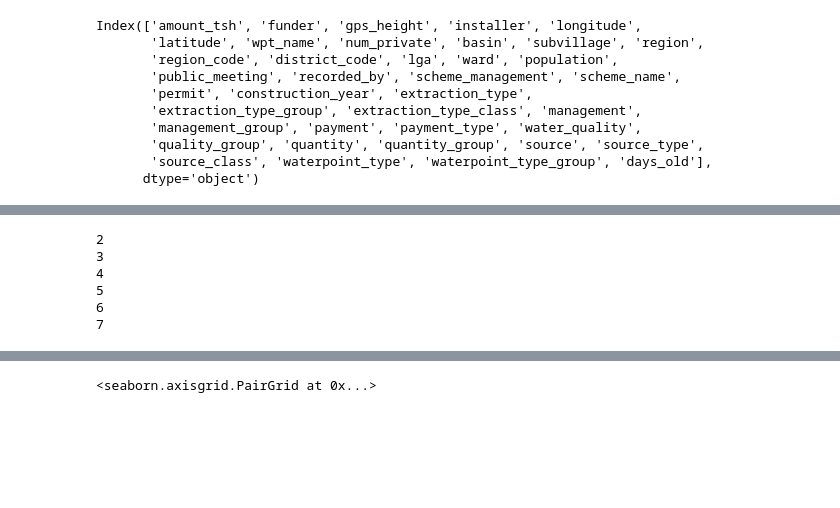
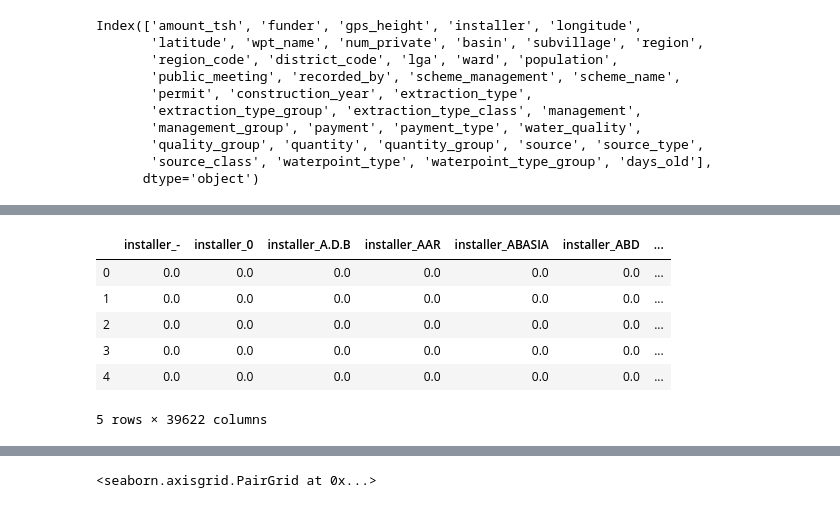
Before and after one commit to akashrama/tanzania_water_predictor, a Jupyter notebook: src/tanzania_water_predictor.ipynb, the cells around one changed output, grey strips where cells are left out. Saved outputs shown, nothing was run; the diff lists cells and outputs as text; code cells hidden in the pictures; blank space fills up the shorter version.

```diff
--- a/src/tanzania_water_predictor.ipynb
+++ b/src/tanzania_water_predictor.ipynb
@@ -197,7 +179,8 @@ Index(['amount_tsh', 'funder', 'gps_height', 'installer', 'longitude',
        'source_class', 'waterpoint_type', 'waterpoint_type_group', 'days_old'],
       dtype='object')
 # %%
-X_train_min = X_train[['amount_tsh','funder','gps_height', 'installer','wpt_name', 'num_private','basin','population','recorded_by','scheme_management',
+# 'funder'
+X_train_min = X_train[['amount_tsh','gps_height', 'installer','wpt_name', 'num_private','basin','population','recorded_by','scheme_management',
                         'permit', 'construction_year','extraction_type','management_group','payment','quality_group','source_class','waterpoint_type_group','days_old']]
-X_train_max = X_train[['amount_tsh','funder','gps_height', 'installer','wpt_name', 'num_private','subvillage','population','recorded_by','scheme_management',
+X_train_max = X_train[['amount_tsh','gps_height', 'installer','wpt_name', 'num_private','subvillage','population','recorded_by','scheme_management',
                        'permit', 'construction_year','extraction_type_class','management','payment','quantity','source', 'waterpoint_type','days_old']]
@@ -230,0 +187,5 @@ TypeError: float() argument must be a string or a number, not 'Timedelta'
+# %%
+X_test_min = X_test[['amount_tsh','gps_height', 'installer','wpt_name', 'num_private','basin','population','recorded_by','scheme_management',
+                        'permit', 'construction_year','extraction_type','management_group','payment','quality_group','source_class','waterpoint_type_group','days_old']]
+X_test_max = X_test[['amount_tsh','gps_height', 'installer','wpt_name', 'num_private','subvillage','population','recorded_by','scheme_management',
+                       'permit', 'construction_year','extraction_type_class','management','payment','quantity','source', 'waterpoint_type','days_old']]
@@ -233,25 +234,6 @@ X_train_min.dtypes
-# %%
-def ohe_func(X):
-
-    ohe = OneHotEncoder(handle_unknown='ignore')
-    count = 1
-    for column in X.columns:
-        if (X[column].dtype) == object:
-
-            ohe_temp = ohe.fit_transform(X[column].values.reshape(-1, 1))
-            X = pd.concat([X, pd.DataFrame(ohe_temp.todense())], axis=1)
-            X.drop(column, axis=1, inplace=True)
-        count+=1
-        print(count)
-        if count >= 10:
-            break
-#     columns = ohe.get_feature_names(input_features=X_train_cat.columns)
-# %%
-ohe_func(X_train_min)
-# %% [output]
-2
-3
-4
-5
-6
-7
+# %%
+X_train_min_ohe, X_test_min_ohe = ohe_func(X_train_min,X_test_min, ['amount_tsh', 'gps_height', 'installer',
+                                         'wpt_name', 'num_private',
+       'basin', 'population', 'recorded_by', 'scheme_management', 'permit',
+       'construction_year', 'extraction_type', 'management_group', 'payment',
+       'quality_group', 'source_class', 'waterpoint_type_group'])
@@ -258,2 +248,12 @@ ohe_func(X_train_min)
+# %%
+X_train_min_ohe.head(5)
+# %% [output]
+|  | installer_- | installer_0 | installer_A.D.B | installer_AAR | installer_ABASIA | installer_ABD | ... |
+| 0 | 0.0 | 0.0 | 0.0 | 0.0 | 0.0 | 0.0 | ... |
+| 1 | 0.0 | 0.0 | 0.0 | 0.0 | 0.0 | 0.0 | ... |
+| 2 | 0.0 | 0.0 | 0.0 | 0.0 | 0.0 | 0.0 | ... |
+| 3 | 0.0 | 0.0 | 0.0 | 0.0 | 0.0 | 0.0 | ... |
+| 4 | 0.0 | 0.0 | 0.0 | 0.0 | 0.0 | 0.0 | ... |
+5 rows × 39622 columns
 # %%
 X_train_min.head()
```
Also changed, not shown: parts of 40 cells of this notebook.
